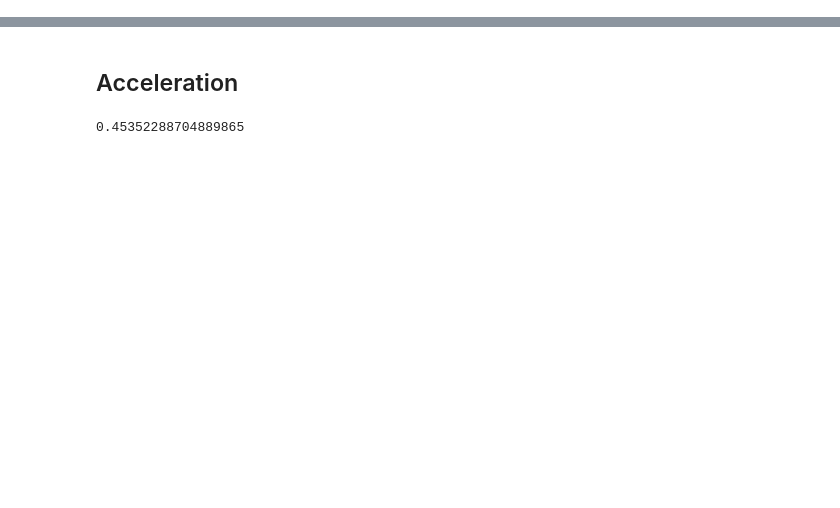
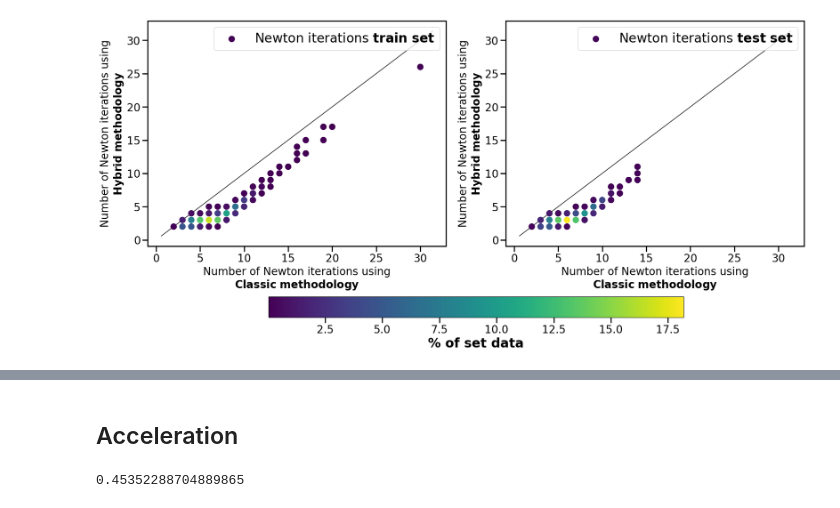
Before and after one commit to PINN-Well-opening-and-closing-events/Yads, a Jupyter notebook: yads/thesis_approaches/GWM/Article/results_analysis/results_analysis.ipynb, the cells around one changed output, grey strips where cells are left out. Saved outputs shown, nothing was run; the diff lists cells and outputs as text; code cells hidden in the pictures; blank space fills up the shorter version.

```diff
--- a/yads/thesis_approaches/GWM/Article/results_analysis/results_analysis.ipynb
+++ b/yads/thesis_approaches/GWM/Article/results_analysis/results_analysis.ipynb
@@ -30,0 +20,69 @@ Index(['q', 'total_sim_time', 'S0', 'P_imp', 'GWM_S_predict_local',
+# %%
+train_df_2 = train_df[['nb_newton_classic', 'Local_nb_newton_hybrid']]
+train_sizes_df = train_df_2.groupby(train_df_2.columns.tolist(),as_index=False).size().values
+normalized = 100*(train_sizes_df[:, 2] / train_sizes_df[:, 2].sum())
+train_sizes_df = np.concatenate((train_sizes_df, np.array([normalized]).T), axis=1)
+
+test_df_2 = test_df[['nb_newton_classic', 'Local_nb_newton_hybrid']]
+test_sizes_df = test_df_2.groupby(test_df_2.columns.tolist(),as_index=False).size().values
+normalized = 100*(test_sizes_df[:, 2] / test_sizes_df[:, 2].sum())
+test_sizes_df = np.concatenate((test_sizes_df, np.array([normalized]).T), axis=1)
+# %%
+fig, (ax1, ax2) = plt.subplots(1, 2, figsize = (22, 10))
+
+vmin = np.min(np.concatenate([test_sizes_df[:, 3],train_sizes_df[:, 3]]))
+vmax = np.max(np.concatenate([test_sizes_df[:, 3],train_sizes_df[:, 3]]))
+
+
+test_plot = ax2.scatter(x=test_sizes_df[:, 0],y=test_sizes_df[:, 1],
+                label = r"Newton iterations $\bf{test}$ $\bf{set}$",
+                c = test_sizes_df[:, 3], s=120, cmap=cmap)
+
+test_plot.set_clim(vmin,vmax)
+
+train_plot = ax1.scatter(x=train_sizes_df[:, 0],y=train_sizes_df[:, 1],
+            label=r"Newton iterations $\bf{train}$ $\bf{set}$",
+                c = train_sizes_df[:, 3], s=120, cmap=cmap)
+
+train_plot.set_clim(vmin,vmax)
+
+
+lims = [
+    np.min([ax1.get_xlim(), ax1.get_ylim()]),  # min of both axes
+    np.max([ax1.get_xlim(), ax1.get_ylim()]),  # max of both axes
+]
+
+ax1.plot(lims, lims, 'k-', alpha=0.75, zorder=0)
+
+ax2.plot(lims, lims, 'k-', alpha=0.75, zorder=0)
+
+ax1.set_xlabel(r'Number of Newton iterations using''\n'r'$\bf{Classic}$ $\bf{methodology}$', fontsize=20)
+ax1.set_ylabel(r'Number of Newton iterations using''\n'r'$\bf{Hybrid}$ $\bf{methodology}$', fontsize=20)
+ax1.legend(loc='upper right', fontsize=24)
+
+ax2.set_xlabel(r'Number of Newton iterations using''\n'r'$\bf{Classic}$ $\bf{methodology}$', fontsize=20)
+ax2.set_ylabel(r'Number of Newton iterations using''\n'r'$\bf{Hybrid}$ $\bf{methodology}$', fontsize=20)
+ax2.legend(loc='upper right', fontsize=24)
+
+
+ax1.patch.set_edgecolor('black')
+ax1.patch.set_linewidth(2)
+ax1.tick_params(axis='both', which='major', labelsize=20, width=2, length=10, labelcolor='black')
+
+ax2.patch.set_edgecolor('black')
+ax2.patch.set_linewidth(2)
+ax2.tick_params(axis='both', which='major', labelsize=20, width=2, length=10, labelcolor='black')
+
+
+cbar = fig.colorbar(test_plot,ax=[ax1, ax2],  orientation="horizontal", pad=0.17, fraction=0.07)
+
+ticklabs = cbar.ax.get_xticklabels()
+
+cbar.ax.set_xticklabels(ticklabs, fontsize=20)
+
+cbar.set_label(label=r'% of set data', size=24, weight='bold')
+
+cbar.ax.tick_params(labelsize=20, length=10, width=2)
+plt.show()
+# %% [output]
+[figure, added]
```
Also changed, not shown: parts of 26 cells of this notebook, 8 other files.
